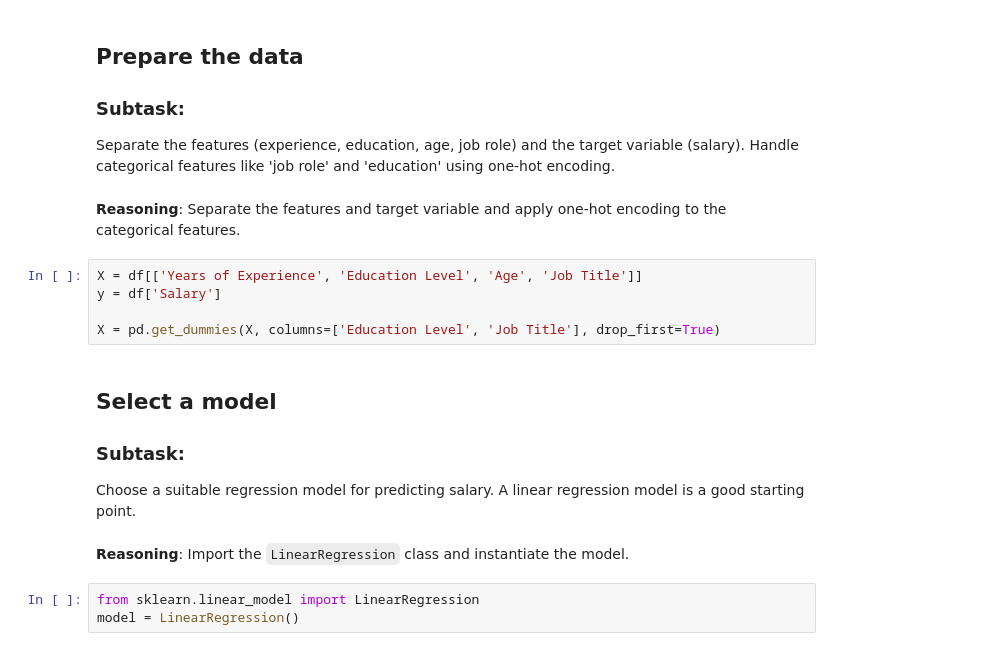
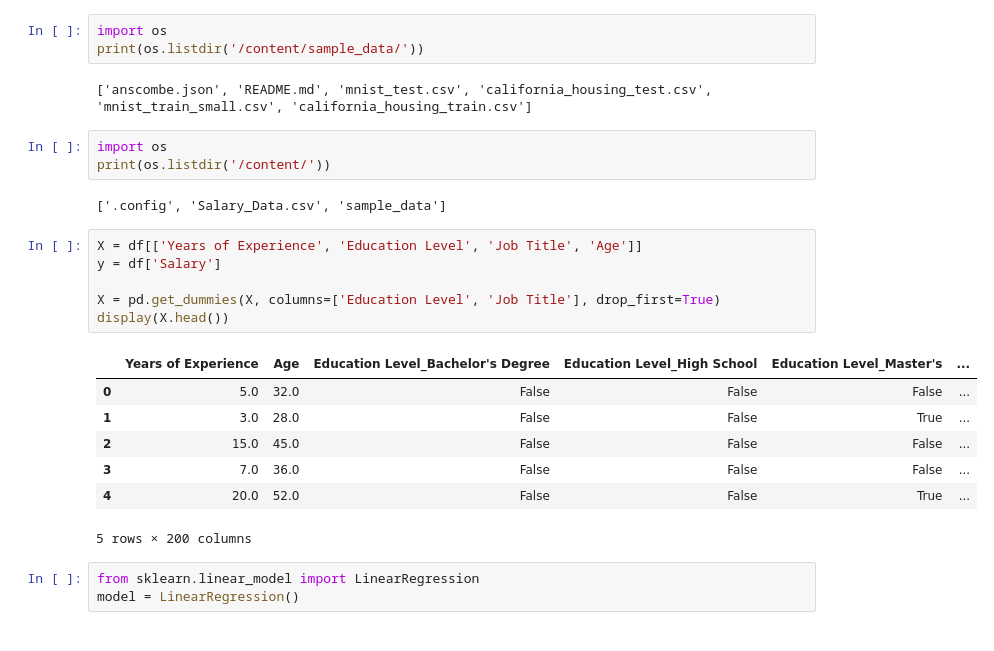
Before and after one commit to naveen-pixel07/2025_ML, a Jupyter notebook: K_fold.ipynb, the cells around one changed output. Drawn from its saved outputs; the diff is of its cells as text.

```diff
--- a/K_fold.ipynb
+++ b/K_fold.ipynb
@@ -22,27 +11,30 @@ df.head()
 | 2 | 45.0 | Male | PhD | Senior Manager | 15.0 | 150000.0 |
 | 3 | 36.0 | Female | Bachelor's | Sales Associate | 7.0 | 60000.0 |
 | 4 | 52.0 | Male | Master's | Director | 20.0 | 200000.0 |
-# %% [markdown]
-## Prepare the data
-
-### Subtask:
-Separate the features (experience, education, age, job role) and the target variable (salary). Handle categorical features like 'job role' and 'education' using one-hot encoding.
-# %% [markdown]
-**Reasoning**:
-Separate the features and target variable and apply one-hot encoding to the categorical features.
+# %%
+import os
+print(os.listdir('/content/sample_data/'))
+# %% [output]
+['anscombe.json', 'README.md', 'mnist_test.csv', 'california_housing_test.csv', 'mnist_train_small.csv', 'california_housing_train.csv']
+# %%
+import os
+print(os.listdir('/content/'))
+# %% [output]
+['.config', 'Salary_Data.csv', 'sample_data']
 # %%
-X = df[['Years of Experience', 'Education Level', 'Age', 'Job Title']]
+X = df[['Years of Experience', 'Education Level', 'Job Title', 'Age']]
 y = df['Salary']
 
 X = pd.get_dummies(X, columns=['Education Level', 'Job Title'], drop_first=True)
+display(X.head())
+# %% [output]
+|  | Years of Experience | Age | Education Level_Bachelor's Degree | Education Level_High School | Education Level_Master's | ... |
+| 0 | 5.0 | 32.0 | False | False | False | ... |
+| 1 | 3.0 | 28.0 | False | False | True | ... |
+| 2 | 15.0 | 45.0 | False | False | False | ... |
+| 3 | 7.0 | 36.0 | False | False | False | ... |
+| 4 | 20.0 | 52.0 | False | False | True | ... |
+5 rows × 200 columns
-# %% [markdown]
-## Select a model
-
-### Subtask:
-Choose a suitable regression model for predicting salary. A linear regression model is a good starting point.
-# %% [markdown]
-**Reasoning**:
-Import the `LinearRegression` class and instantiate the model.
 # %%
 from sklearn.linear_model import LinearRegression
 model = LinearRegression()
```
Also changed, not shown: parts of 15 cells of this notebook.
